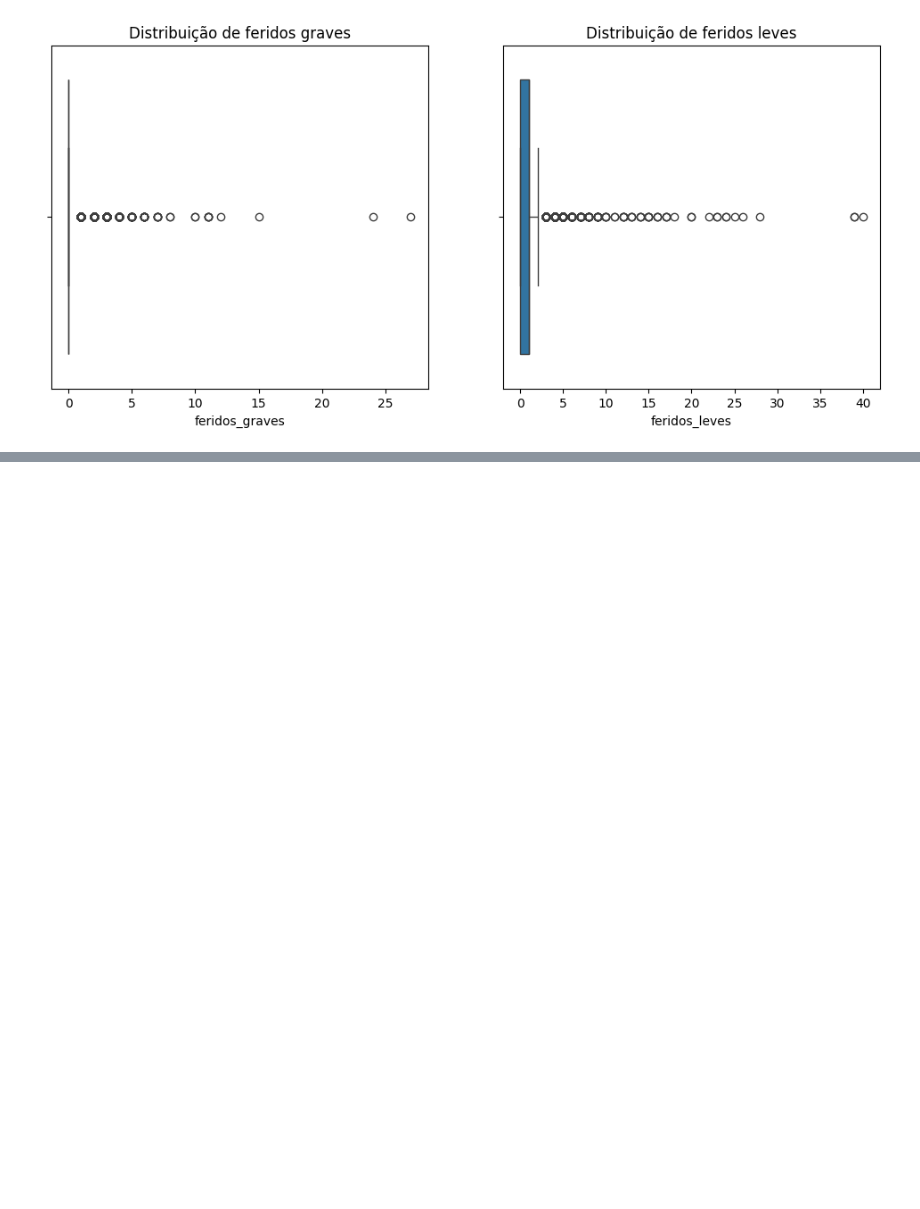
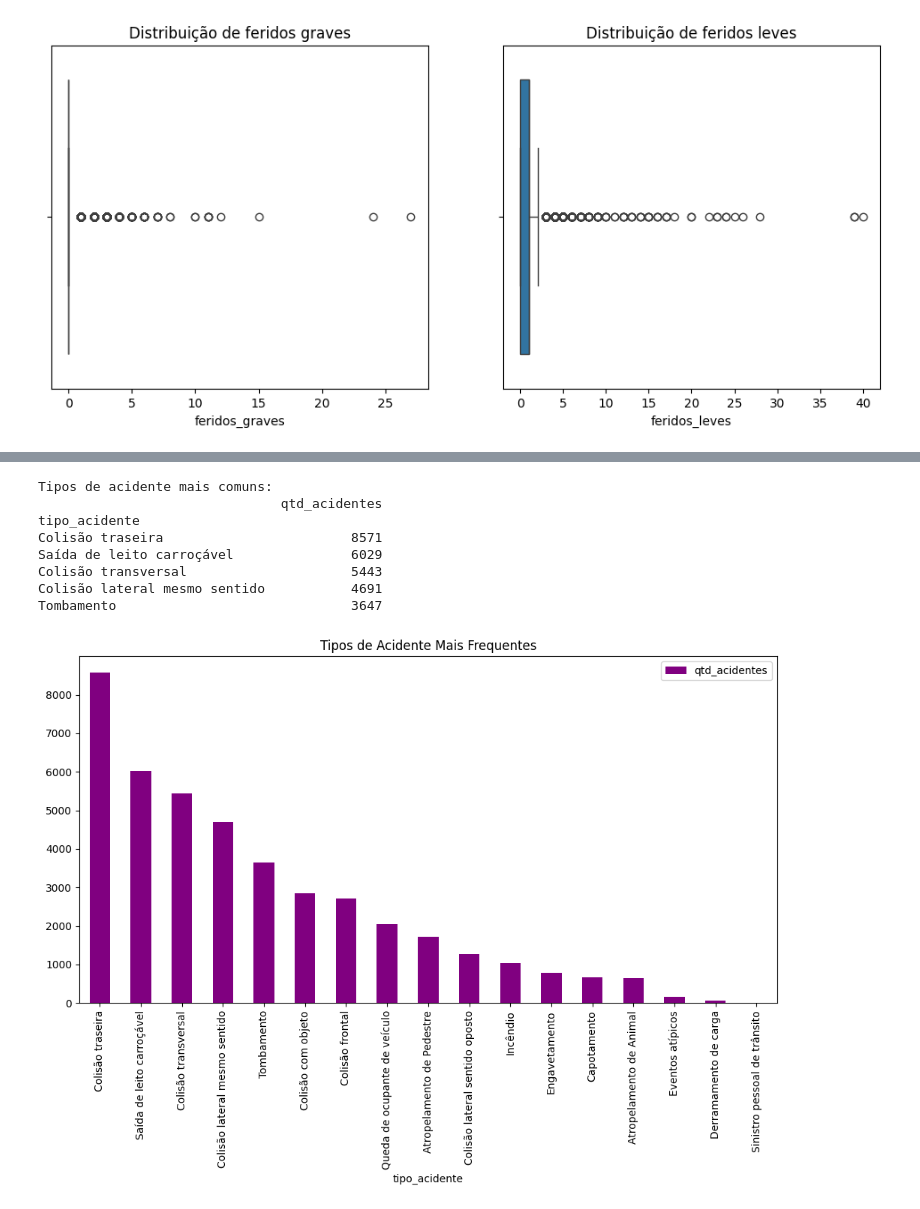
Before and after one commit to CristianeSMarques/Projeto-Final---Grupo-3---Cinthia-Cristiane-e-Douglas, a Jupyter notebook: Projeto.ipynb, the cells around one changed output, grey strips where cells are left out. Cells and saved outputs as stored; diff of their text form; code cells hidden in the pictures; blank space fills up the shorter version.

```diff
--- a/Projeto.ipynb
+++ b/Projeto.ipynb
@@ -295,0 +433,26 @@ plt.show()
+# %%
+# Pergunta 4: Tipos de acidente mais frequentes
+
+
+tipos = tabela.groupby('tipo_acidente').agg({'id':'count'}).rename(columns={'id':'qtd_acidentes'})
+
+
+# Leitura
+print("Tipos de acidente mais comuns:")
+print(tipos.sort_values('qtd_acidentes', ascending=False).head())
+
+
+# Gráfico
+tipos.sort_values('qtd_acidentes', ascending=False).plot(kind='bar', figsize=(12,6), color='purple')
+plt.title("Tipos de Acidente Mais Frequentes")
+plt.show()
+# %% [output]
+Tipos de acidente mais comuns:
+                               qtd_acidentes
+tipo_acidente
+Colisão traseira                        8571
+Saída de leito carroçável               6029
+Colisão transversal                     5443
+Colisão lateral mesmo sentido           4691
+Tombamento                              3647
+[figure, added]
```
Also changed, not shown: parts of 8 cells of this notebook, 1 other file.
